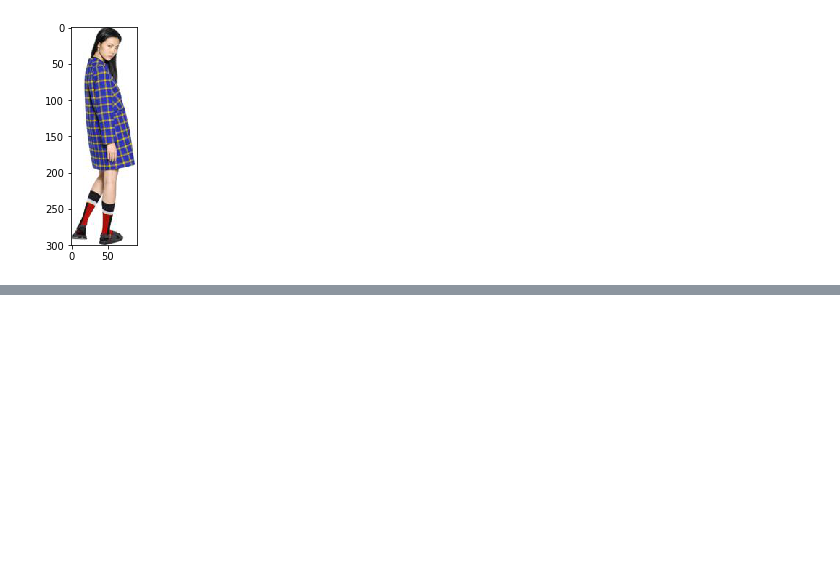
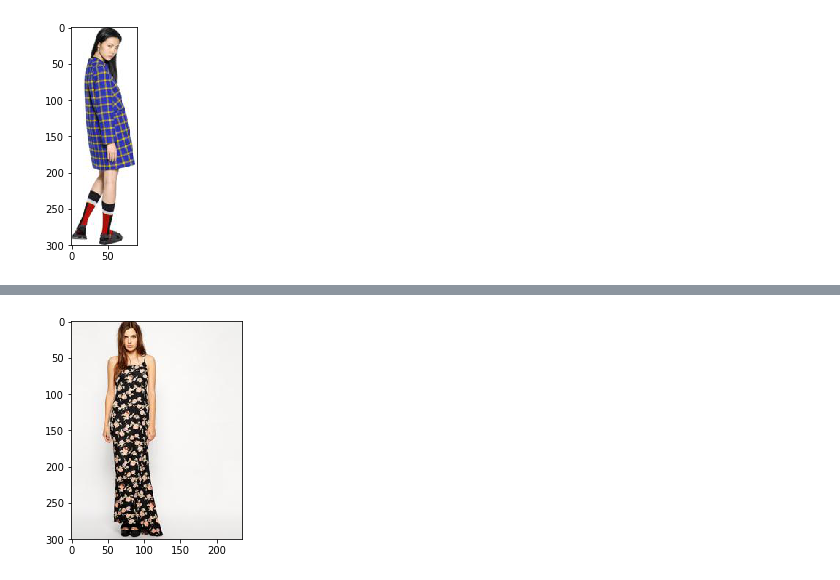
Before and after one commit to starsuzi/deep-fashion, a Jupyter notebook: explore-attributes.ipynb, the cells around one changed output, grey strips where cells are left out. Drawn from its saved outputs; the diff is of its cells as text; code cells hidden in the pictures; blank space fills up the shorter version.

Commit message:
simple random sample plot

```diff
--- a/explore-attributes.ipynb
+++ b/explore-attributes.ipynb
@@ -488,0 +553,6 @@ print(random_filename)
+# %%
+img=mpimg.imread('./dress/Rose_Print_Cami_Dress_img_00000019.jpg')
+imgplot = plt.imshow(img)
+plt.show()
+# %% [output]
+[figure, added]
```
Also changed, not shown: parts of 20 cells of this notebook.
